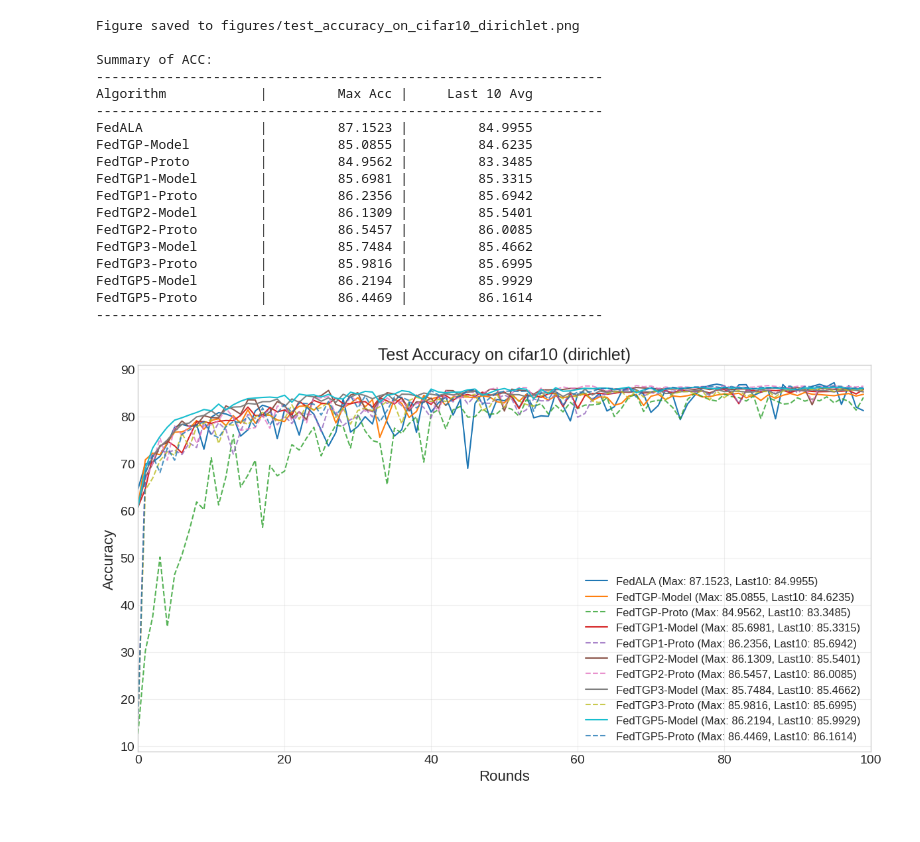
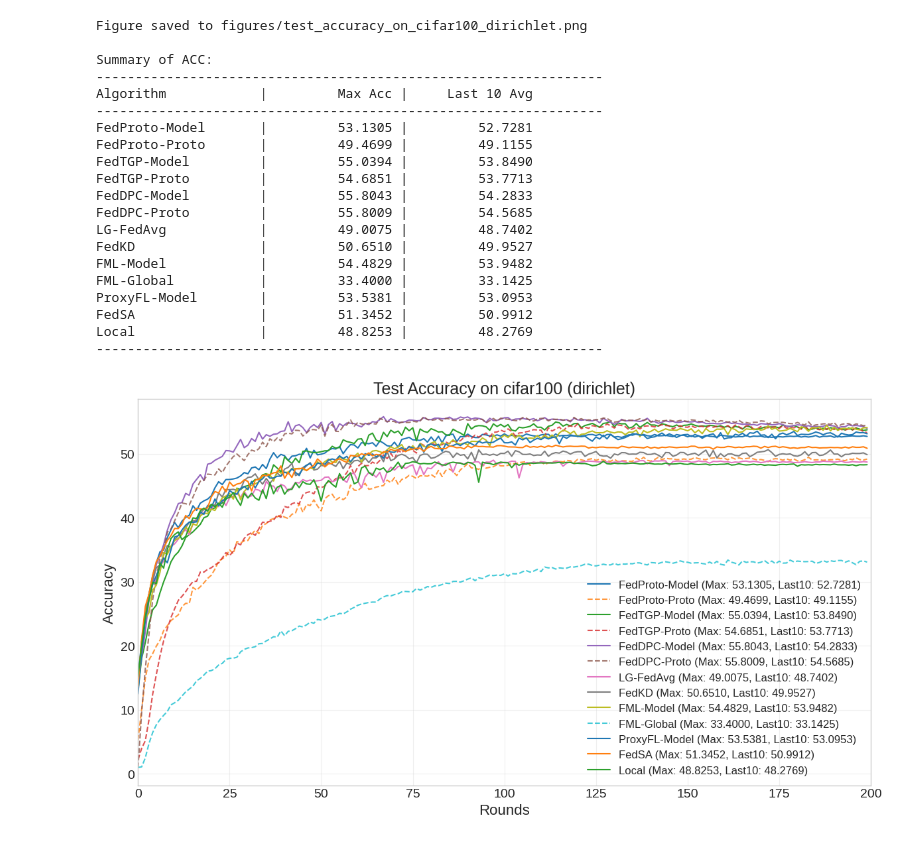
Before and after one commit to haifeng-dai/fl, a Jupyter notebook: plot/results_analysis.ipynb, the cells around one changed output. Saved outputs shown, nothing was run; the diff lists cells and outputs as text; code cells hidden in the pictures.

```diff
--- a/plot/results_analysis.ipynb
+++ b/plot/results_analysis.ipynb
@@ -51,6 +111,7 @@ experiments = {
     "FedProto": ("fedproto", {"mu": 1.0}),
     "FedALA": ("fedala", {"eta": 1.0, "rand_percent": 20, "layer_idx": 1, "ala_threshold": 0.1, "num_pre_loss": 10}),
     "FedTGP": ("fedtgp", {"lamda_": 10.0, "server_epochs": 10, "server_lr": 0.01, "margin_threshold": 1.0}),
+    "FedDPC": ("feddpc", {"lamda_": 100.0, "head_epochs": 10, "body_epochs": 2, "lr_head": 0.01, "lr_body": 0.01, "margin_threshold": 100.0, "server_epochs": 100, "server_lr": 0.01, "lambda_p": 1.0, "lambda_acl": 0.01}),
     "LG-FedAvg": ("lgfedavg", {}),
     "FedKD": ("fedkd", {"lr_g": 0.01, "energy": 0.9}),
     "FML": ("fml", {"alpha_fml": 1.0, "beta_fml": 1.0}),
@@ -58,47 +119,44 @@ experiments = {
     "Local": ("local", {}),
 }
 global_algos = ["FedAvg", "FedProx", "Scaffold", "FedDyn", "FedPLN", "FedProc", "FedFM", "MOON", "FedLSA"]
-personalized_algos = ["FedPer", "FedRep", "FedProto", "FedALA", "FedTGP", "LG-FedAvg", "FedKD", "FML", "ProxyFL", "FedSA", "Local"]
+personalized_algos = ["FedPer", "FedRep", "FedProto", "FedALA", "FedTGP", "FedDPC", "LG-FedAvg", "FedKD", "FML", "ProxyFL", "FedSA", "Local"]
 # %%
-loader.algo_patterns["fedtgp1"] = lambda args: f"_{args['lamda_']}_{args['head_epochs']}_{args['body_epochs']}_{args['lr_head']}_{args['lr_body']}_{args['server_epochs']}_{args['server_lr']}_{args['margin_threshold']}"
-loader.algo_patterns["fedtgp2"] = lambda args: f"_{args['lamda_']}_{args['head_epochs']}_{args['body_epochs']}_{args['lr_head']}_{args['lr_body']}_{args['server_epochs']}_{args['server_lr']}_{args['margin_threshold']}"
-loader.algo_patterns["fedtgp3"] = lambda args: f"_{args['lamda_']}_{args['head_epochs']}_{args['body_epochs']}_{args['lr_head']}_{args['lr_body']}_{args['server_epochs']}_{args['server_lr']}_{args['margin_threshold']}"
-loader.algo_patterns["fedtgp4"] = lambda args: f"_{args['lamda_']}_{args['head_epochs']}_{args['body_epochs']}_{args['lr_head']}_{args['lr_body']}_{args['server_epochs']}_{args['server_lr']}_{args['margin_threshold']}"
-loader.algo_patterns["fedtgp5"] = lambda args: f"_{args['lamda_']}_{args['head_epochs']}_{args['body_epochs']}_{args['lr_head']}_{args['lr_body']}_{args['server_epochs']}_{args['server_lr']}_{args['margin_threshold']}"
+loader.algo_patterns["feddpc"] = lambda args: f"_{args['lamda_']}_{args['head_epochs']}_{args['body_epochs']}_{args['lr_head']}_{args['lr_body']}_{args['server_epochs']}_{args['server_lr']}_{args['margin_threshold']}_{args['lambda_p']}_{args['lambda_acl']}"
+loader.algo_patterns["feddpc1"] = lambda args: f"_{args['lamda_']}_{args['head_epochs']}_{args['body_epochs']}_{args['lr_head']}_{args['lr_body']}_{args['server_epochs']}_{args['server_lr']}_{args['margin_threshold']}_{args['lambda_p']}_{args['lambda_acl']}"
 
-common_args = {"dataset": "cifar10", "partition": "dirichlet", "num_clients": 10, "epochs": 2, "batch_size": 64, "lr": 0.01, "alpha": 0.1, "n_class": 2}
-experiments["FedTGP1"] = ("fedtgp1", {"epochs": 1, "lamda_": 100.0, "head_epochs": 10, "body_epochs": 2, "lr_head": 0.01, "lr_body": 0.01, "margin_threshold": 100.0, "server_epochs": 100, "server_lr": 0.01})
-experiments["FedTGP2"] = ("fedtgp2", {"epochs": 1, "lamda_": 100.0, "head_epochs": 10, "body_epochs": 2, "lr_head": 0.01, "lr_body": 0.01, "margin_threshold": 100.0, "server_epochs": 100, "server_lr": 0.01})
-experiments["FedTGP3"] = ("fedtgp3", {"epochs": 1, "lamda_": 100.0, "head_epochs": 10, "body_epochs": 2, "lr_head": 0.01, "lr_body": 0.01, "margin_threshold": 100.0, "server_epochs": 100, "server_lr": 0.01})
-experiments["FedTGP4"] = ("fedtgp4", {"epochs": 1, "lamda_": 100.0, "head_epochs": 10, "body_epochs": 2, "lr_head": 0.01, "lr_body": 0.01, "margin_threshold": 100.0, "server_epochs": 100, "server_lr": 0.01})
-experiments["FedTGP5"] = ("fedtgp5", {"epochs": 1, "lamda_": 100.0, "head_epochs": 10, "body_epochs": 2, "lr_head": 0.01, "lr_body": 0.01, "margin_threshold": 100.0, "server_epochs": 100, "server_lr": 0.01})
+common_args = {"dataset": "cifar100", "partition": "dirichlet", "num_clients": 10, "epochs": 1, "batch_size": 64, "lr": 0.01, "alpha": 0.1, "n_class": 2, "times": 5}
+
+experiments["FedDPC"] = ("feddpc", {"epochs": 1, "lamda_": 100.0, "lambda_p": 1.0, "lambda_acl": 0.01, "head_epochs": 10, "body_epochs": 1, "lr_head": 0.01, "lr_body": 0.01, "margin_threshold": 100.0, "server_epochs": 100, "server_lr": 0.01})
+experiments["FedDPC1"] = ("feddpc1", {"epochs": 1, "lamda_": 100.0, "lambda_p": 1.0, "lambda_acl": 0.01, "head_epochs": 10, "body_epochs": 1, "lr_head": 0.01, "lr_body": 0.01, "margin_threshold": 100.0, "server_epochs": 100, "server_lr": 0.01})
 # %%
 selected_group = personalized_algos.copy()
 for algo in ['FedALA', 'FedPer', 'FedRep']:
     if algo in selected_group:
         selected_group.remove(algo)
 
-selected_group = ['FedALA', 'FedTGP']
-selected_group.extend(['FedTGP1', 'FedTGP2', 'FedTGP3', 'FedTGP5'])
+# selected_group = ['FedTGP', 'FedProto']
+selected_group.extend(['FedDPC'])
 
-load_plot(selected_group, experiments, common_args, loader, 100)
+load_plot(selected_group, experiments, common_args, loader, 200)
 # %% [output]
-Figure saved to figures/test_accuracy_on_cifar10_dirichlet.png
+Figure saved to figures/test_accuracy_on_cifar100_dirichlet.png
 
 Summary of ACC:
 -----------------------------------------------------------------
 Algorithm            |         Max Acc |     Last 10 Avg
 -----------------------------------------------------------------
-FedALA               |         87.1523 |         84.9955
-FedTGP-Model         |         85.0855 |         84.6235
-FedTGP-Proto         |         84.9562 |         83.3485
-FedTGP1-Model        |         85.6981 |         85.3315
-FedTGP1-Proto        |         86.2356 |         85.6942
-FedTGP2-Model        |         86.1309 |         85.5401
-FedTGP2-Proto        |         86.5457 |         86.0085
-FedTGP3-Model        |         85.7484 |         85.4662
-FedTGP3-Proto        |         85.9816 |         85.6995
-FedTGP5-Model        |         86.2194 |         85.9929
-FedTGP5-Proto        |         86.4469 |         86.1614
+FedProto-Model       |         53.1305 |         52.7281
+FedProto-Proto       |         49.4699 |         49.1155
+FedTGP-Model         |         55.0394 |         53.8490
+FedTGP-Proto         |         54.6851 |         53.7713
+FedDPC-Model         |         55.8043 |         54.2833
+FedDPC-Proto         |         55.8009 |         54.5685
+LG-FedAvg            |         49.0075 |         48.7402
+FedKD                |         50.6510 |         49.9527
+FML-Model            |         54.4829 |         53.9482
+FML-Global           |         33.4000 |         33.1425
+ProxyFL-Model        |         53.5381 |         53.0953
+FedSA                |         51.3452 |         50.9912
+Local                |         48.8253 |         48.2769
 -----------------------------------------------------------------
-[figure, old version]
+[figure, new version]
```
Also changed, not shown: parts of 2 cells of this notebook, 32 other files.
